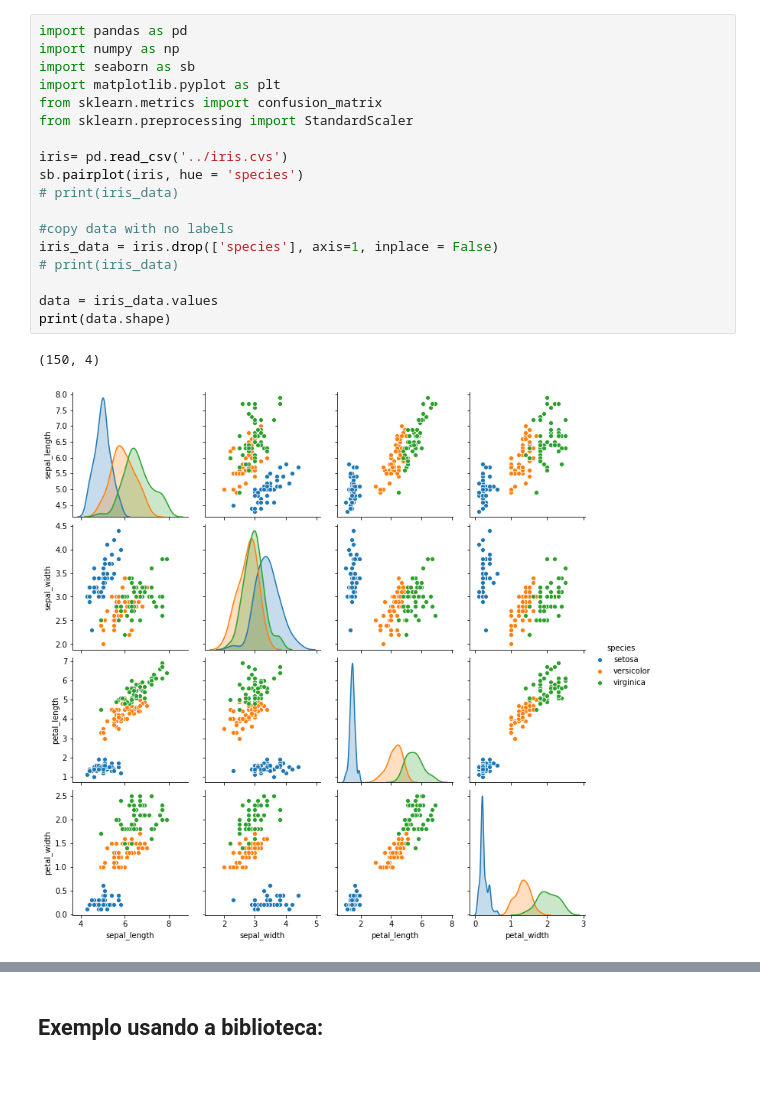
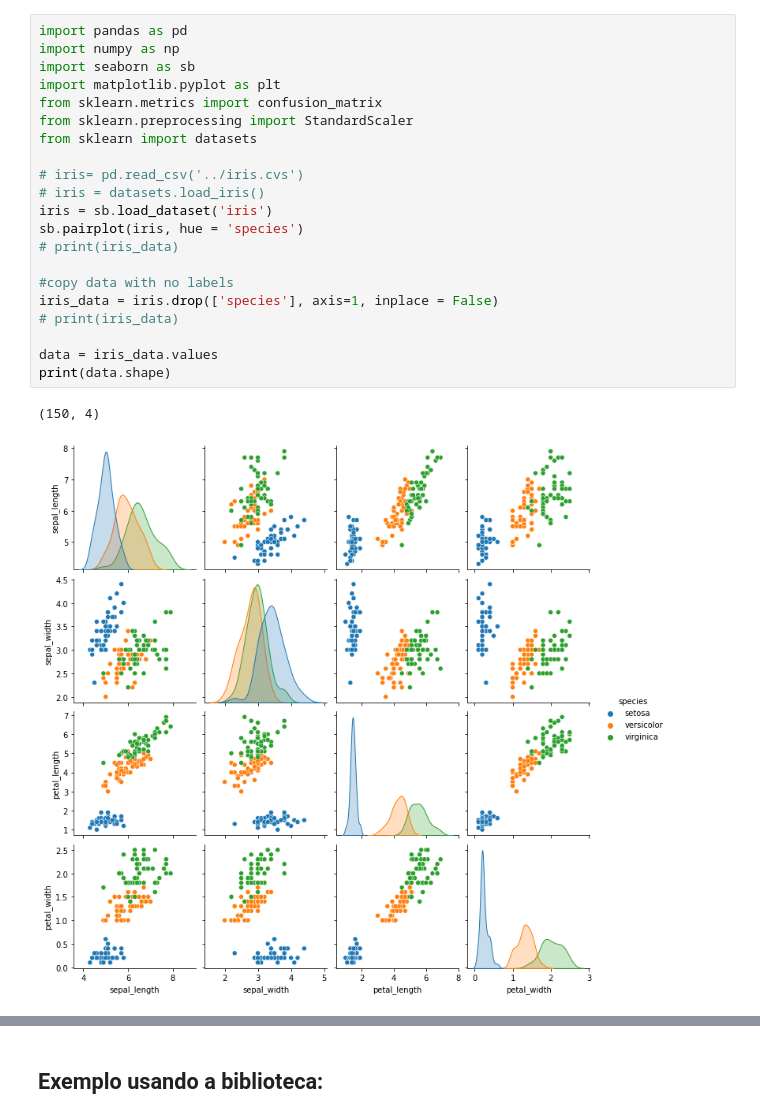
Before and after one commit to filipemarinho/pattern-recognition, a Jupyter notebook: P5/P5.ipynb, the cells around one changed output, grey strips where cells are left out. Saved outputs shown, nothing was run; the diff lists cells and outputs as text; blank space fills up the shorter version.

```diff
--- a/P5/P5.ipynb
+++ b/P5/P5.ipynb
@@ -1,24 +1,27 @@
 # %%
 import pandas as pd
 import numpy as np
 import seaborn as sb
 import matplotlib.pyplot as plt
 from sklearn.metrics import confusion_matrix
 from sklearn.preprocessing import StandardScaler
+from sklearn import datasets
 
-iris= pd.read_csv('../iris.cvs')
+# iris= pd.read_csv('../iris.cvs')
+# iris = datasets.load_iris()
+iris = sb.load_dataset('iris')
 sb.pairplot(iris, hue = 'species')
 # print(iris_data)
 
 #copy data with no labels
 iris_data = iris.drop(['species'], axis=1, inplace = False)
 # print(iris_data)
 
 data = iris_data.values
 print(data.shape)
 # %% [output]
 (150, 4)
-[figure, old version]
+[figure, new version]
 # %%
 #Normalização dos dados
 x = StandardScaler().fit_transform(data)
```
Also changed, not shown: parts of 2 cells of this notebook, 10 other files.
